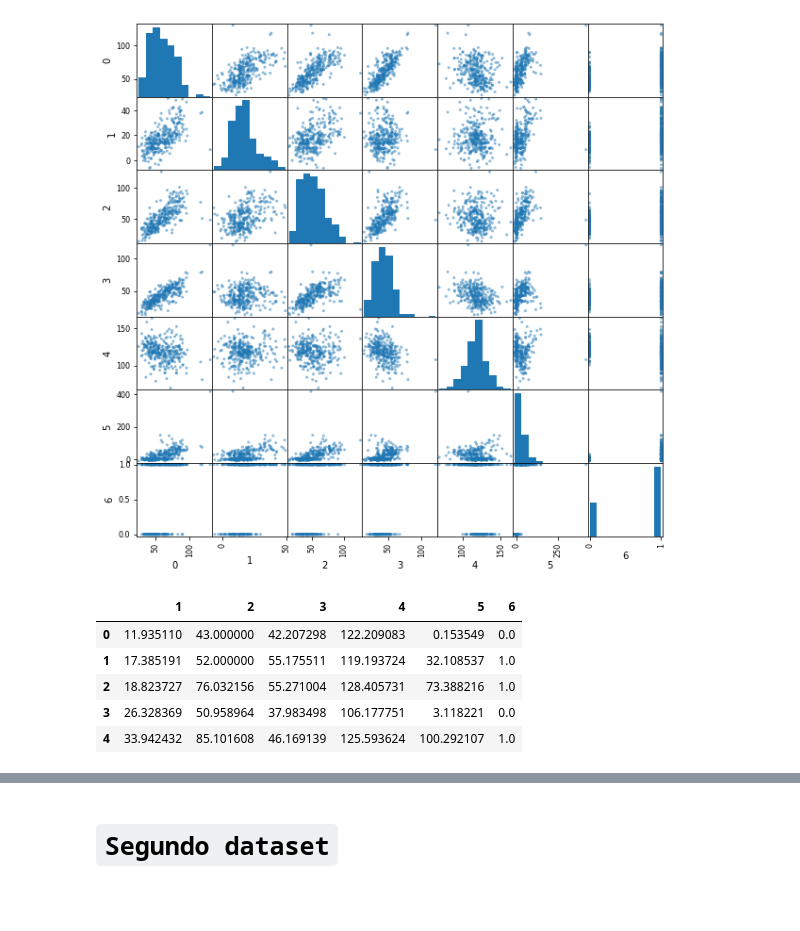
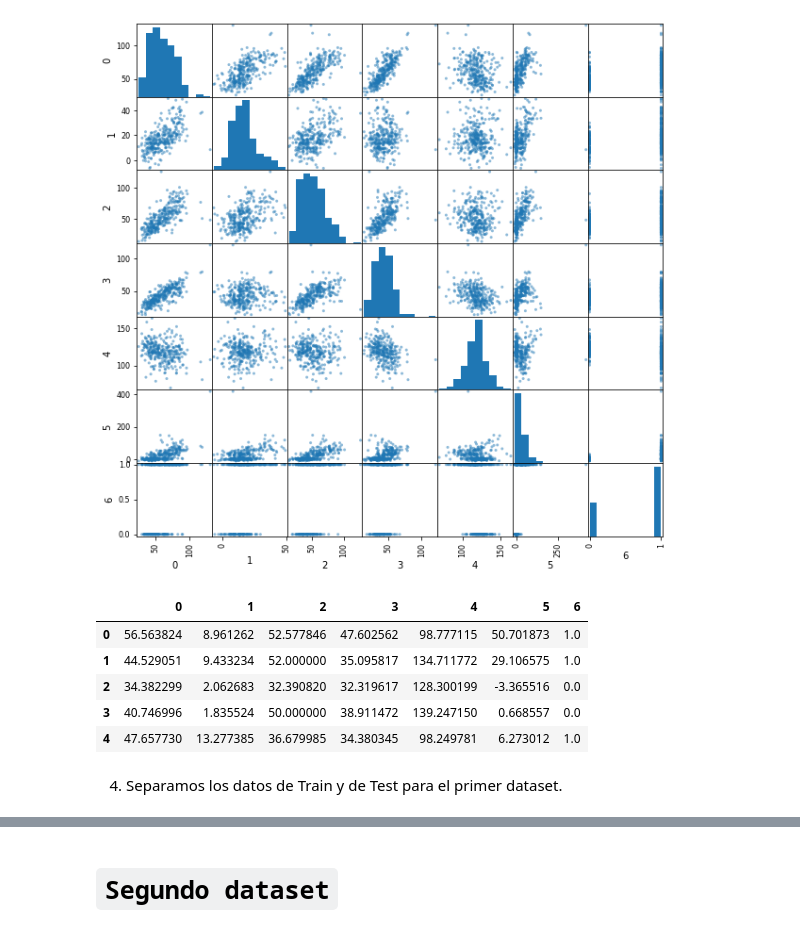
Before and after one commit to LaRola-vg/ProyectoIA, a Jupyter notebook: PrimerBoceto.ipynb, the cells around one changed output, grey strips where cells are left out. Cells and saved outputs as stored; diff of their text form; code cells hidden in the pictures; blank space fills up the shorter version.

Commit message:
primer Boceto v2

```diff
--- a/PrimerBoceto.ipynb
+++ b/PrimerBoceto.ipynb
@@ -93,13 +108,15 @@ pd.plotting.scatter_matrix(dataBin, figsize=(10,10));
 [figure]
 # %%
 #elimiinamos columna con correlacion
-del dataBin[0]
+#del dataBin[0]
 dataBin.head()
 # %% [output]
-|  | 1 | 2 | 3 | 4 | 5 | 6 |
-| 0 | 11.935110 | 43.000000 | 42.207298 | 122.209083 | 0.153549 | 0.0 |
-| 1 | 17.385191 | 52.000000 | 55.175511 | 119.193724 | 32.108537 | 1.0 |
-| 2 | 18.823727 | 76.032156 | 55.271004 | 128.405731 | 73.388216 | 1.0 |
-| 3 | 26.328369 | 50.958964 | 37.983498 | 106.177751 | 3.118221 | 0.0 |
-| 4 | 33.942432 | 85.101608 | 46.169139 | 125.593624 | 100.292107 | 1.0 |
+|  | 0 | 1 | 2 | 3 | 4 | 5 | 6 |
+| 0 | 56.563824 | 8.961262 | 52.577846 | 47.602562 | 98.777115 | 50.701873 | 1.0 |
+| 1 | 44.529051 | 9.433234 | 52.000000 | 35.095817 | 134.711772 | 29.106575 | 1.0 |
+| 2 | 34.382299 | 2.062683 | 32.390820 | 32.319617 | 128.300199 | -3.365516 | 0.0 |
+| 3 | 40.746996 | 1.835524 | 50.000000 | 38.911472 | 139.247150 | 0.668557 | 0.0 |
+| 4 | 47.657730 | 13.277385 | 36.679985 | 34.380345 | 98.249781 | 6.273012 | 1.0 |
+# %% [markdown]
+4. Separamos los datos de Train y de Test para el primer dataset.
 # %%
```
Also changed, not shown: parts of 51 cells of this notebook.
